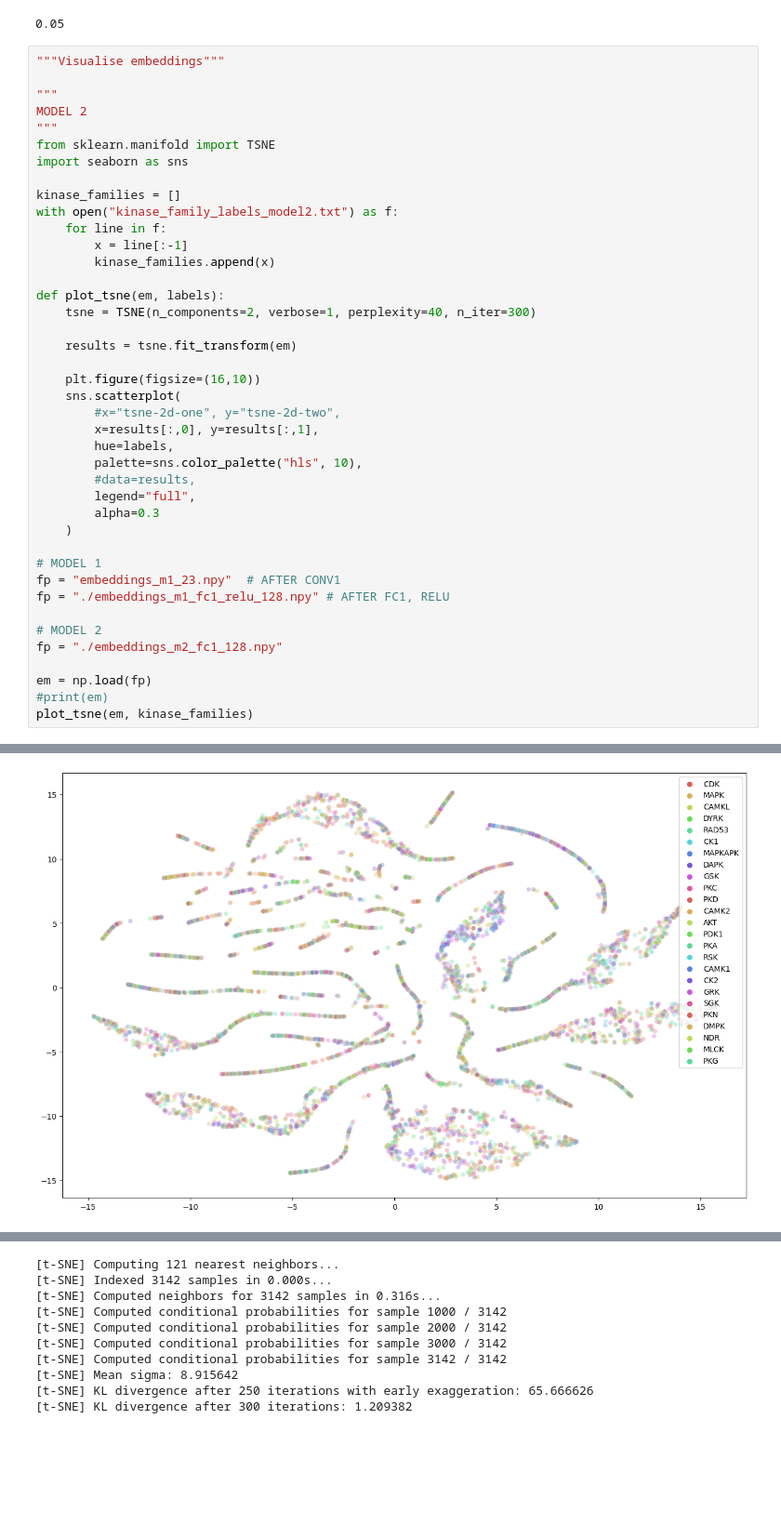
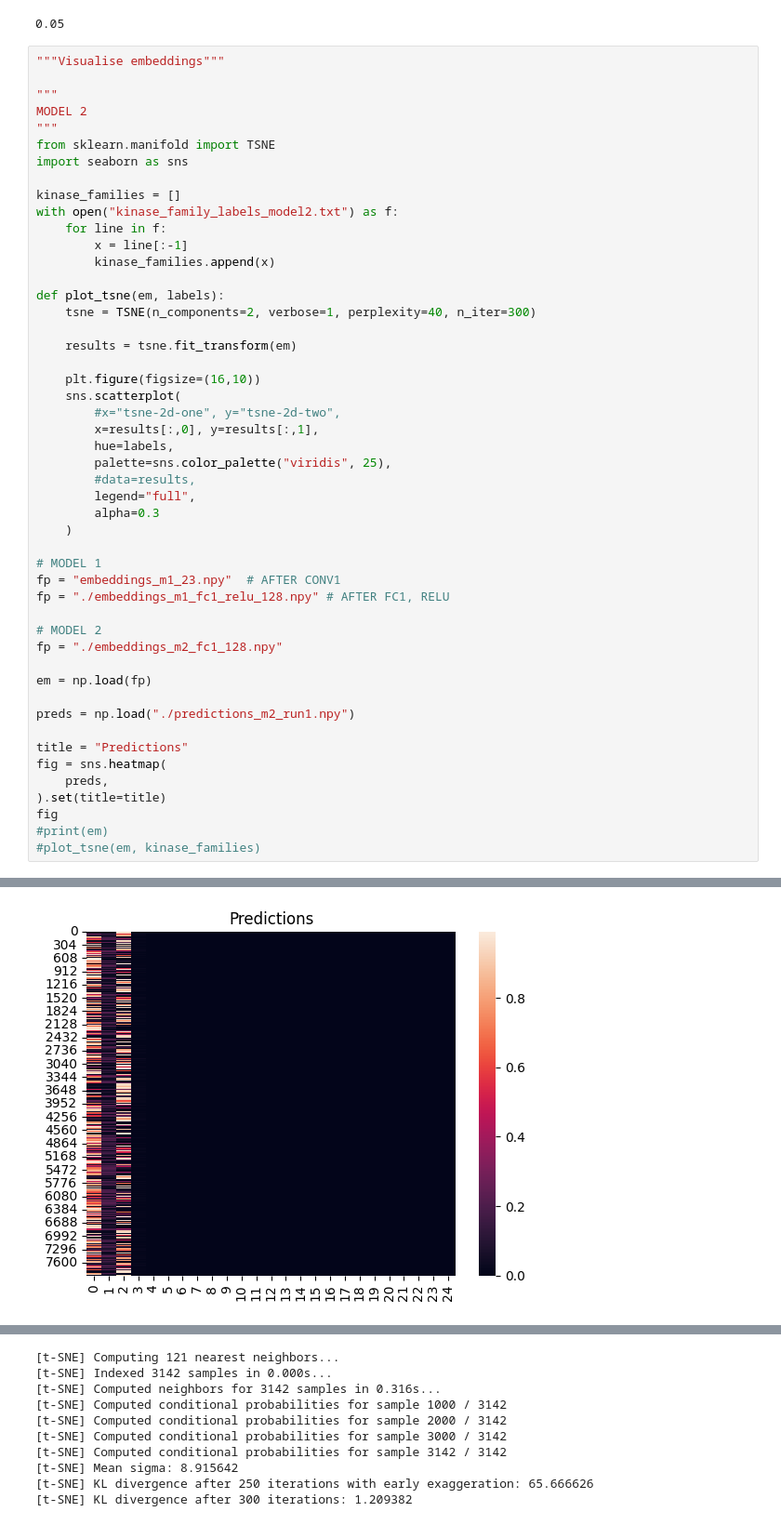
Before and after one commit to kamurani/CASM, a Jupyter notebook: CASM/ml_notebook.ipynb, the cells around one changed output, grey strips where cells are left out. Shown at 93% size. Cells and saved outputs as stored; diff of their text form; blank space fills up the shorter version.

```diff
--- a/CASM/ml_notebook.ipynb
+++ b/CASM/ml_notebook.ipynb
@@ -786,7 +812,7 @@ def plot_tsne(em, labels):
         #x="tsne-2d-one", y="tsne-2d-two",
         x=results[:,0], y=results[:,1],
         hue=labels,
-        palette=sns.color_palette("hls", 10),
+        palette=sns.color_palette("viridis", 25),
         #data=results,
         legend="full",
         alpha=0.3
@@ -800,6 +826,14 @@ fp = "./embeddings_m1_fc1_relu_128.npy" # AFTER FC1, RELU
 fp = "./embeddings_m2_fc1_128.npy"
 
 em = np.load(fp)
+
+preds = np.load("./predictions_m2_run1.npy")
+
+title = "Predictions"
+fig = sns.heatmap(
+    preds,
+).set(title=title)
+fig
 #print(em)
-plot_tsne(em, kinase_families)
+#plot_tsne(em, kinase_families)
 # %% [output]
@@ -820 +841 @@ plot_tsne(em, kinase_families)
-[figure, old version]
+[figure, new version]
```
Also changed, not shown: parts of 5 cells of this notebook.
